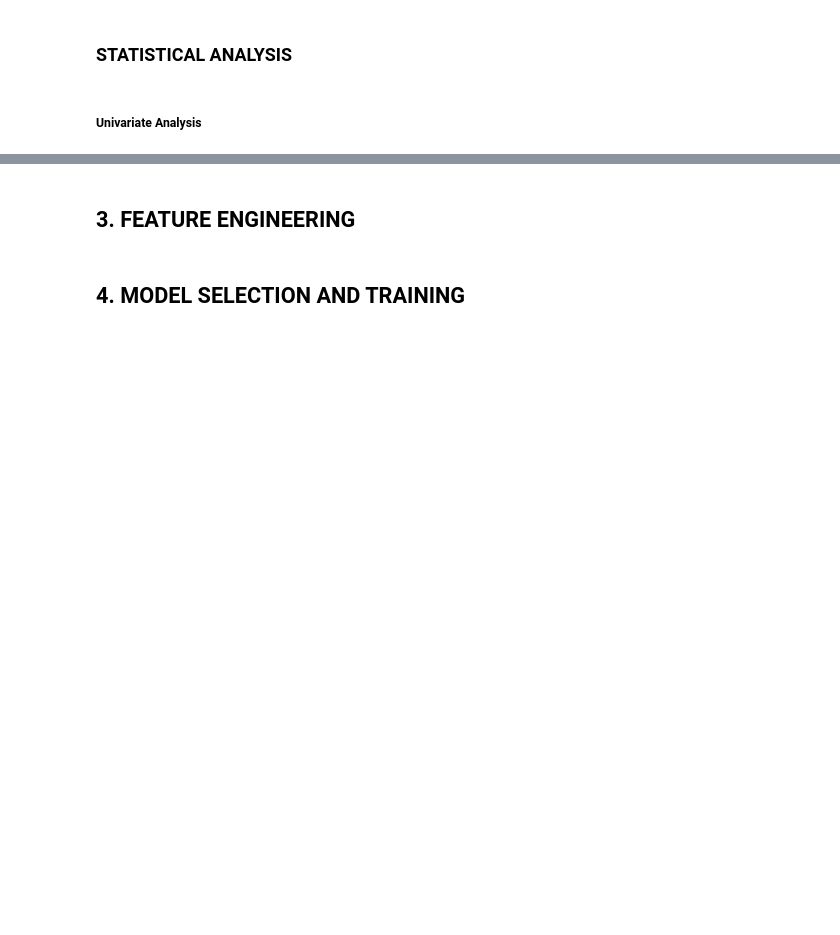
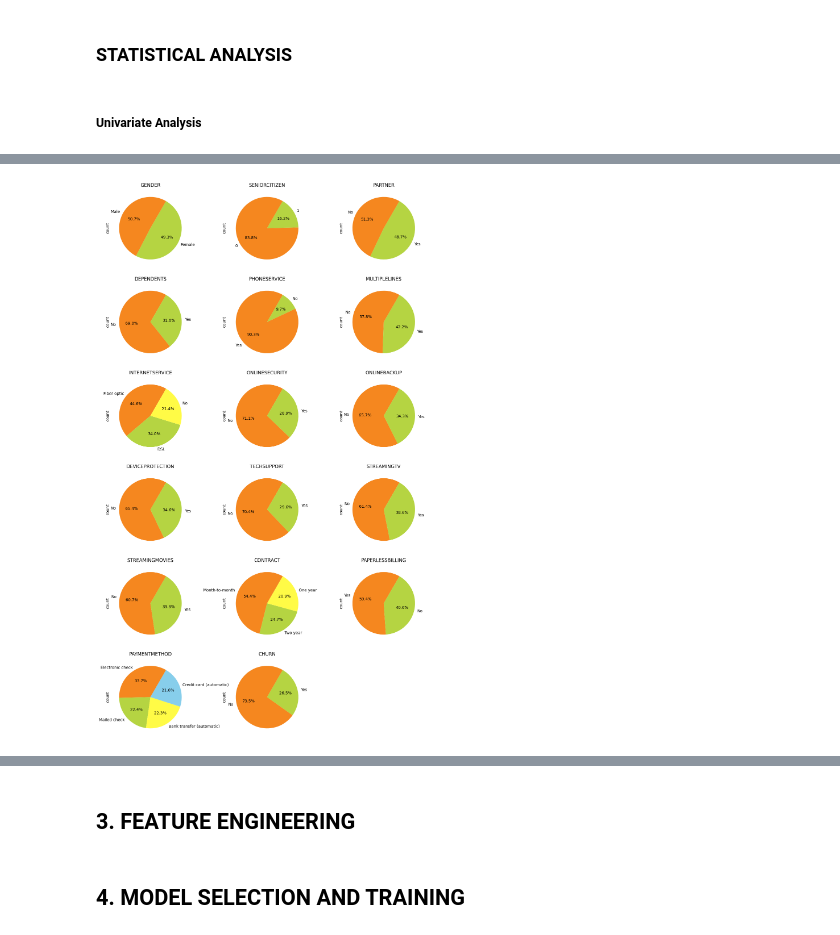
Before and after one commit to Rama-Mwenda/Customer_Churn, a Jupyter notebook: Notebooks/Customer_Churn.ipynb, the cells around one changed output, grey strips where cells are left out. Cells and saved outputs as stored; diff of their text form; code cells hidden in the pictures; blank space fills up the shorter version.

```diff
--- a/Notebooks/Customer_Churn.ipynb
+++ b/Notebooks/Customer_Churn.ipynb
@@ -623 +609,9 @@ for col in categorical:
+# %%
+for i, var in enumerate(categorical):
+    plt.subplot(round(len(categorical)/3), 3, i+1)
+    train[var].value_counts().plot.pie(fontsize=10, figsize=(15,25), autopct="%2.1f%%", startangle=60, colors=['#f5871f','#b5d442','#fffb46','skyblue'])
+    #plt.gca().set_aspect('equal')
+    plt.title(f'{var.upper()}')
+# %% [output]
+[figure, added]
 # %% [markdown]
```
Also changed, not shown: parts of 4 cells of this notebook.
